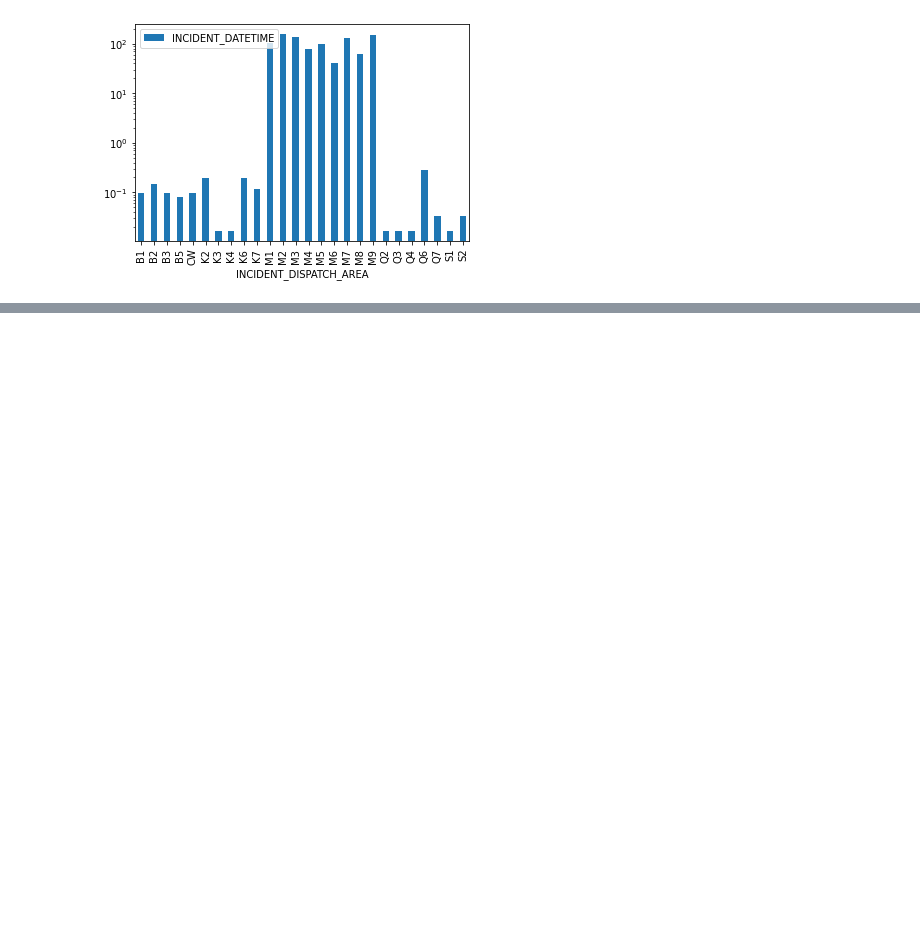
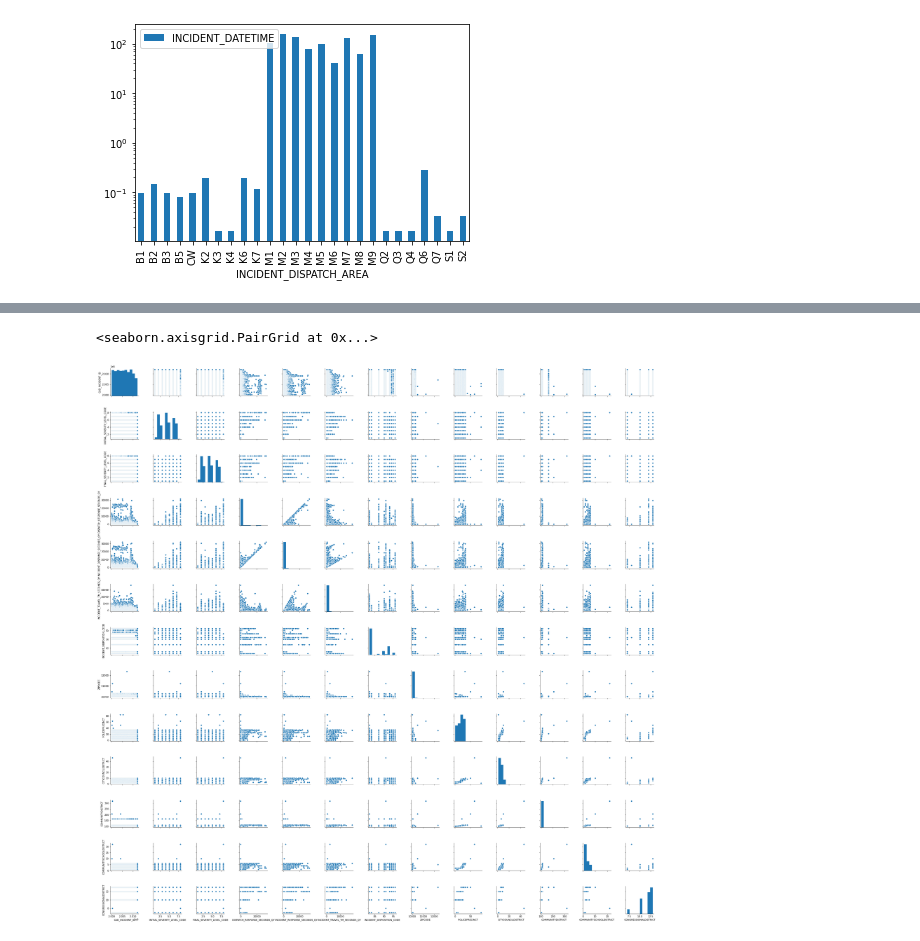
Before and after one commit to weintraubje/Resource-Allocation-of-Emergency-Medical-Services, a Jupyter notebook: main_notebookJH.ipynb, the cells around one changed output, grey strips where cells are left out. Cells and saved outputs as stored; diff of their text form; code cells hidden in the pictures; blank space fills up the shorter version.

```diff
--- a/main_notebookJH.ipynb
+++ b/main_notebookJH.ipynb
@@ -65,0 +93,5 @@ plt.yscale('log')
+# %%
+sns.pairplot(df_copy)
+# %% [output]
+<seaborn.axisgrid.PairGrid at 0x...>
+[figure, added]
```
Also changed, not shown: parts of 3 cells of this notebook.
